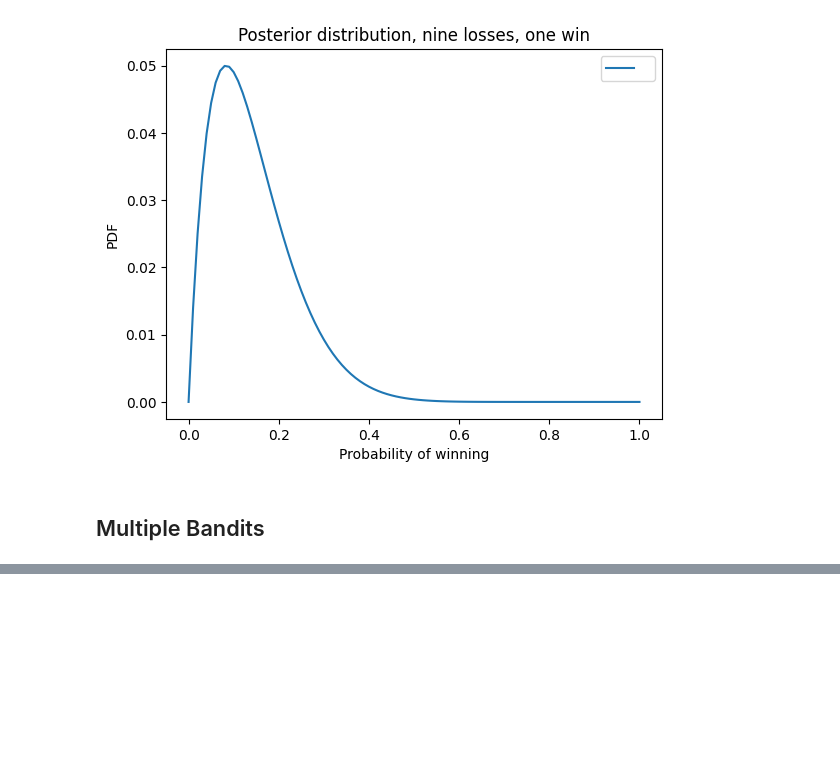
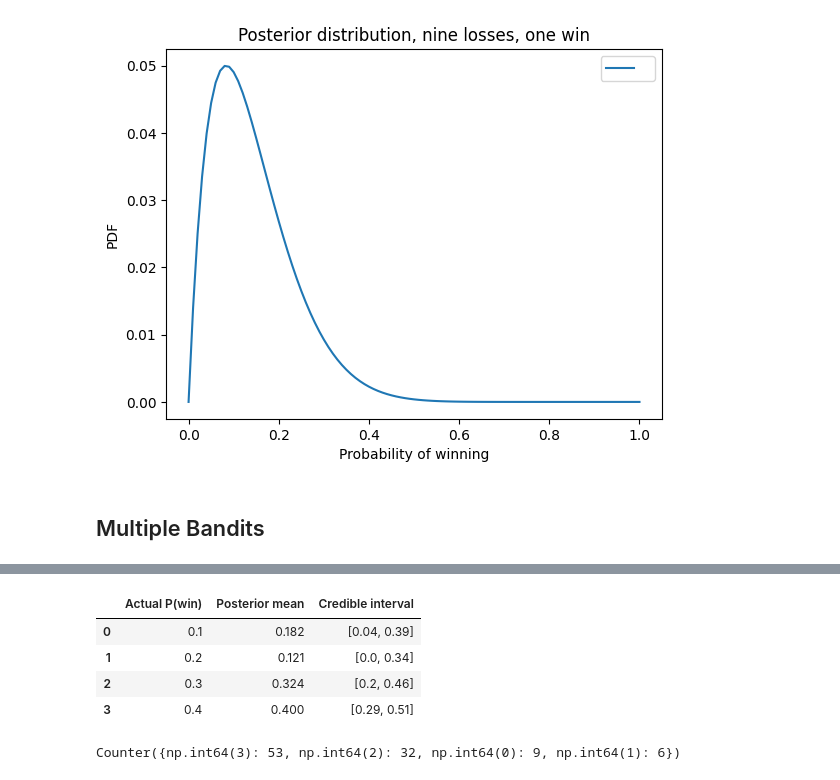
Before and after one commit to coletlacroix/math, a Jupyter notebook: 01_Think_Bayes_(Downey)/10_testing.ipynb, the cells around one changed output, grey strips where cells are left out. Saved outputs shown, nothing was run; the diff lists cells and outputs as text; code cells hidden in the pictures; blank space fills up the shorter version.

```diff
--- a/01_Think_Bayes_(Downey)/10_testing.ipynb
+++ b/01_Think_Bayes_(Downey)/10_testing.ipynb
@@ -327,0 +404,12 @@ summarize_beliefs(beliefs)
+# %%
+summarize_beliefs(beliefs)
+# %% [output]
+|  | Actual P(win) | Posterior mean | Credible interval |
+| 0 | 0.1 | 0.182 | [0.04, 0.39] |
+| 1 | 0.2 | 0.121 | [0.0, 0.34] |
+| 2 | 0.3 | 0.324 | [0.2, 0.46] |
+| 3 | 0.4 | 0.400 | [0.29, 0.51] |
+# %%
+counter
+# %% [output]
+Counter({np.int64(3): 53, np.int64(2): 32, np.int64(0): 9, np.int64(1): 6})
```
Also changed, not shown: parts of 14 cells of this notebook, 1 other file.
